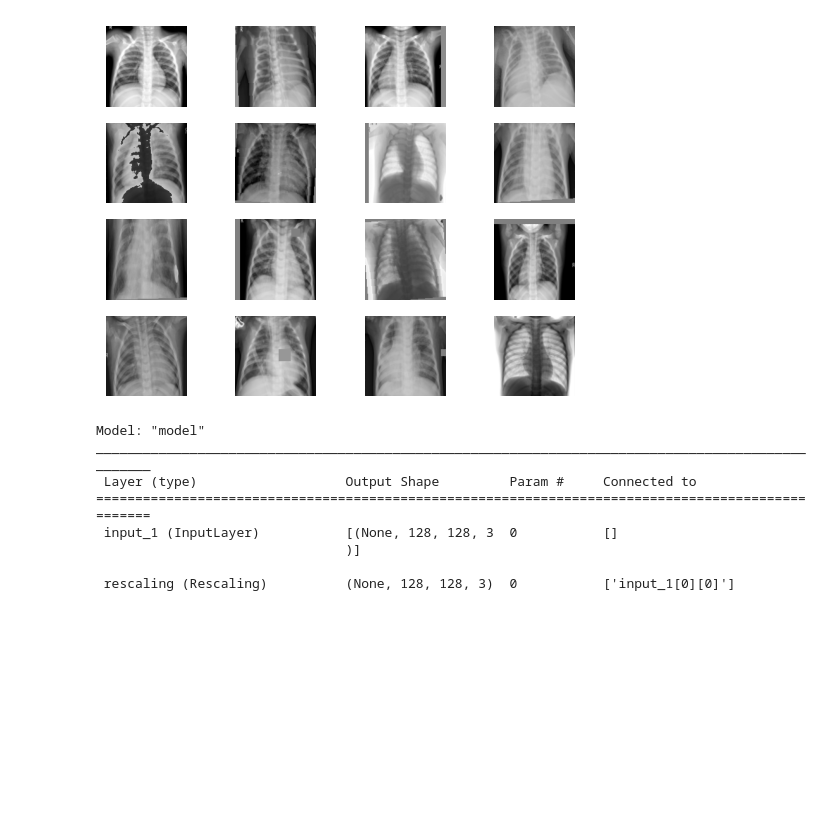
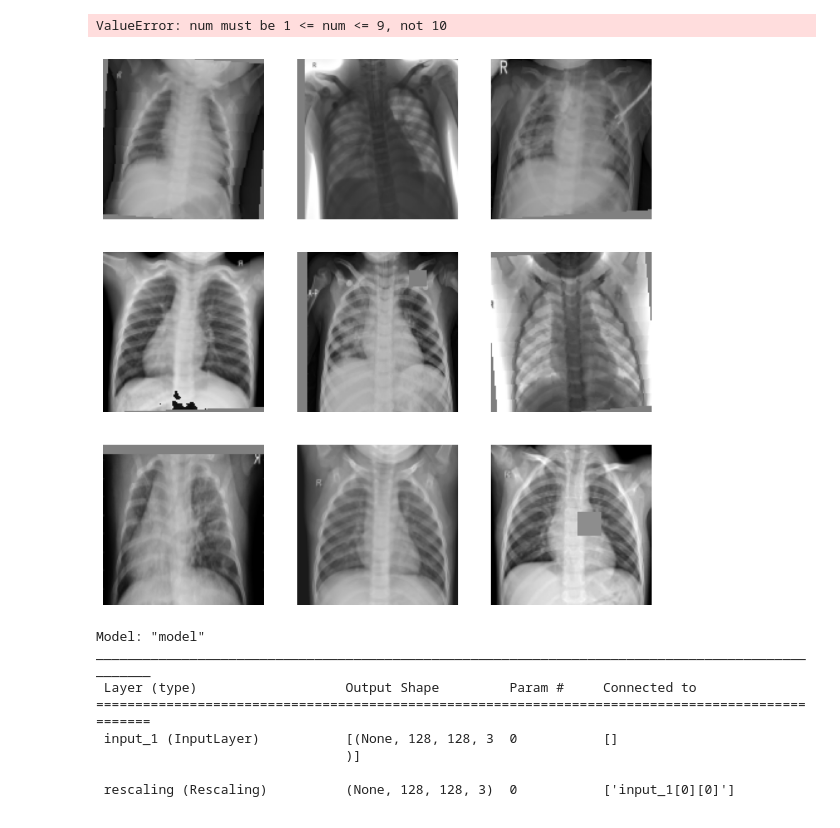
Before and after one commit to sypsyp97/Genetic_NAS, a Jupyter notebook: tets_on_mac.ipynb, the cells around one changed output. Saved outputs shown, nothing was run; the diff lists cells and outputs as text; code cells hidden in the pictures; blank space fills up the shorter version.

```diff
--- a/tets_on_mac.ipynb
+++ b/tets_on_mac.ipynb
@@ -29,13 +29,14 @@ x_train, y_train, x_val, y_val, x_test, y_test = get_data_array(train_dir='chest
 train_ds_rand, val_ds, test_ds = get_datasets(x_train, y_train, x_test, y_test, x_val, y_val)
 # %%
 sample_images, _ = next(iter(train_ds_rand))
-plt.figure()
-for i, image in enumerate(sample_images[:16]):
-    ax = plt.subplot(4, 4, i + 1)
+plt.figure(figsize=(10,10))
+for i, image in enumerate(sample_images[5:15]):
+    ax = plt.subplot(3, 3, i + 1)
     plt.imshow(image.numpy().astype("int"))
     plt.axis("off")
 # %% [output]
+ValueError: num must be 1 <= num <= 9, not 10
-[figure, old version]
+[figure, new version]
 # %%
 model_array = np.random.randint(0, 2, (9, 18))
 # %%
```
